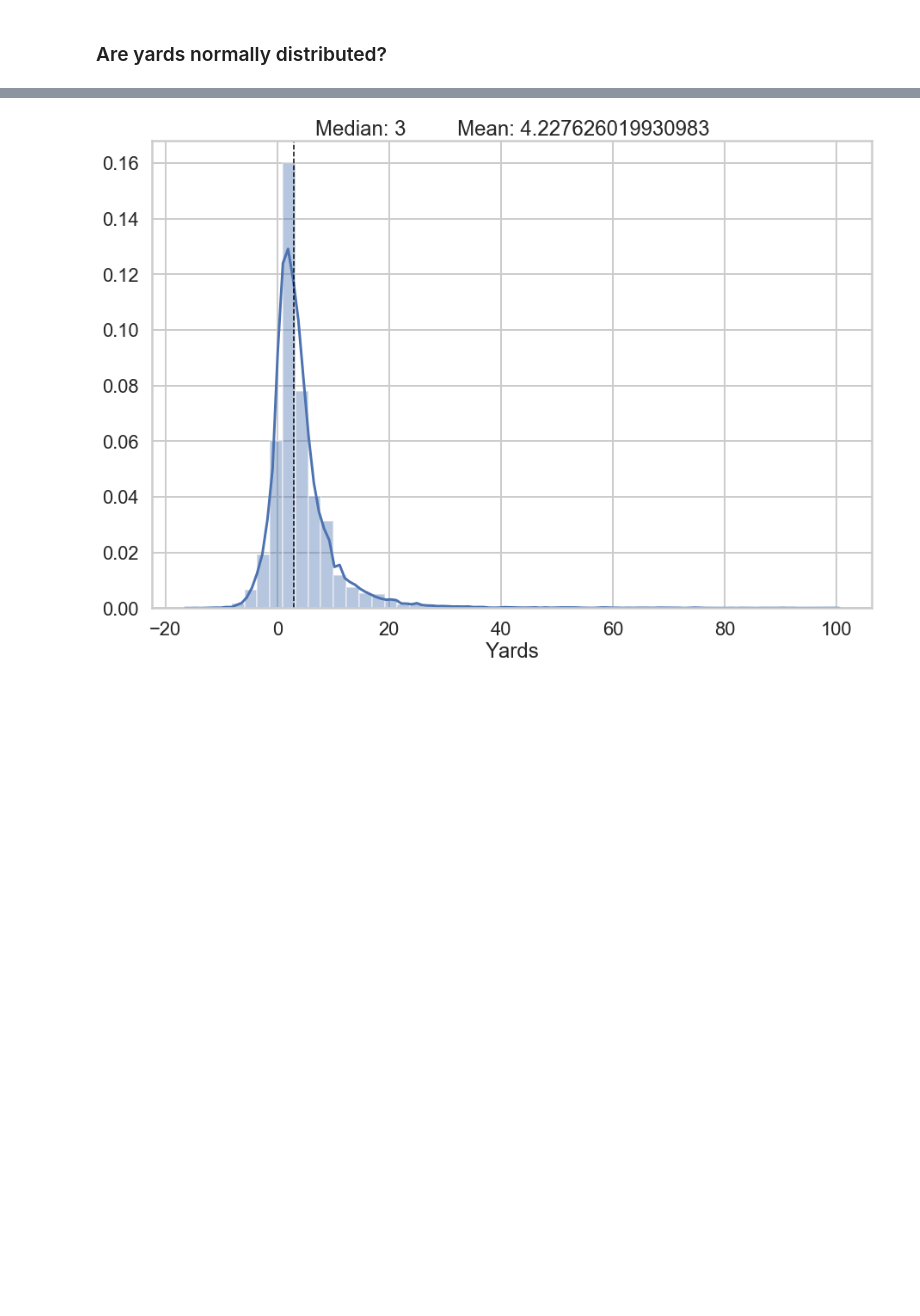
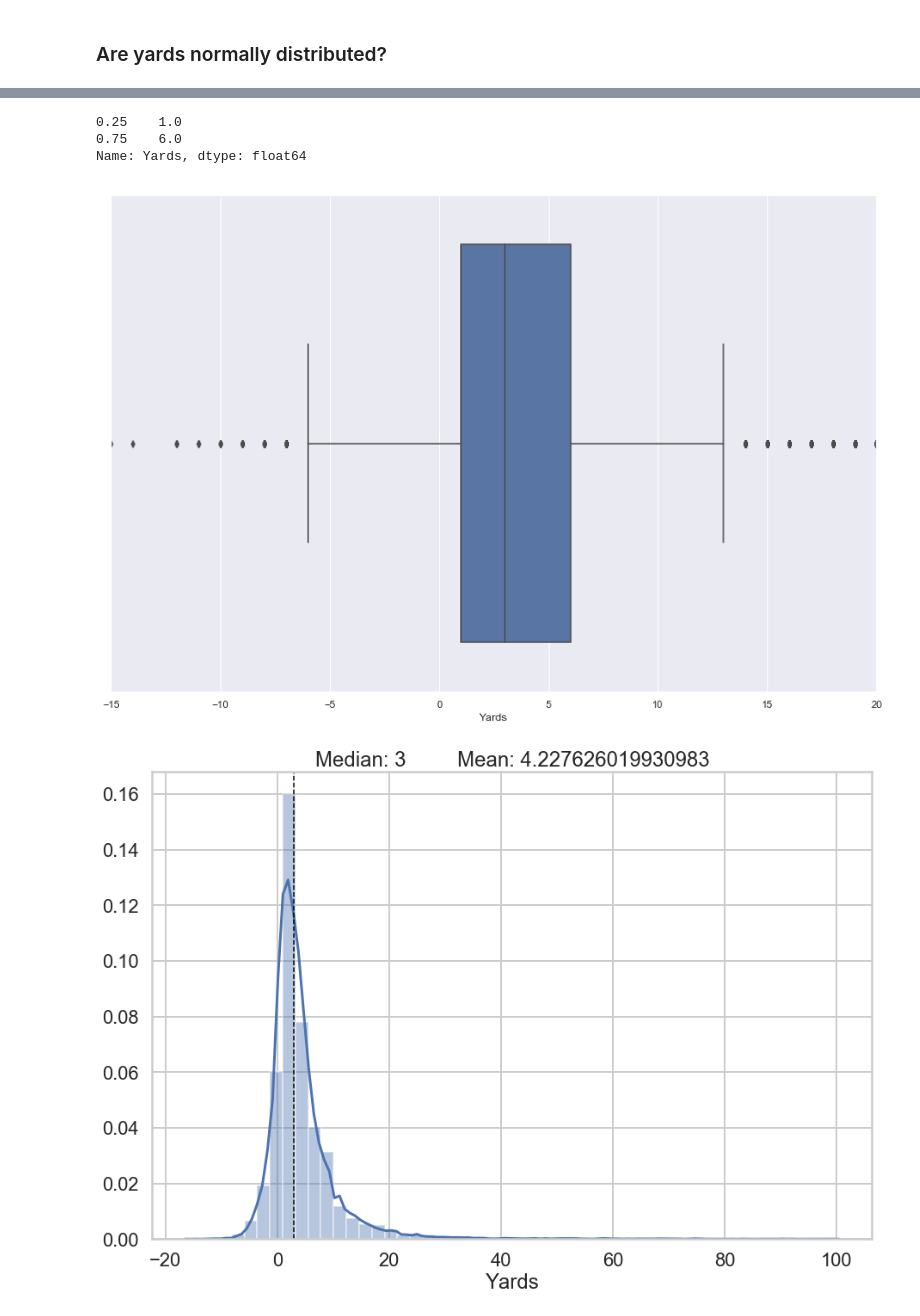
Before and after one commit to ted091020/Capstone-Project, a Jupyter notebook: DataStorytelling.ipynb, the cells around one changed output, grey strips where cells are left out. Saved outputs shown, nothing was run; the diff lists cells and outputs as text; code cells hidden in the pictures; blank space fills up the shorter version.

```diff
--- a/DataStorytelling.ipynb
+++ b/DataStorytelling.ipynb
@@ -225,9 +223,12 @@ g = players['X'].where(players['Position']=='G') - players['LOS_Abs'].where(play
 g_X = c.groupby(g.index // 22).mean()
 
 frame = {'t_X': t_X, 'og_X': og_X, 'ot_X': ot_X, 'c_X': c_X, 'g_X': g_X}
+frame2 = {'og_X': og_X, 'c_X': c_X, 'g_X': g_X}
 oline_X = pd.DataFrame(frame)
+middle_O_X = pd.DataFrame(frame2)
 
 plays_df['OlineAvgX'] = oline_X.mean(axis=1)
+plays_df['MiddleOlineAvgX'] = middle_O_X.mean(axis=1)
 
 plays_df['OlineDlineAvgX'] = (plays_df['OlineAvgX'] + plays_df['DlineAvgX']) / 2
 # %% [markdown]
@@ -273 +277,14 @@ plot_ecdf(plays_df, 'Yards')
+# %%
+plays_df.Yards.quantile([.25, .75])
+# %% [output]
+0.25    1.0
+0.75    6.0
+Name: Yards, dtype: float64
+# %%
+sns.boxplot(x='Yards', data=plays_df)
+plt.xlim(-15, 20)
+plt.savefig(r'C:\Users\Evan\Desktop\Capstone_Project\Images\yards_dist_box.png')
+plt.show()
+# %% [output]
+[figure, added]
 # %%
```
Also changed, not shown: parts of 58 cells of this notebook.
